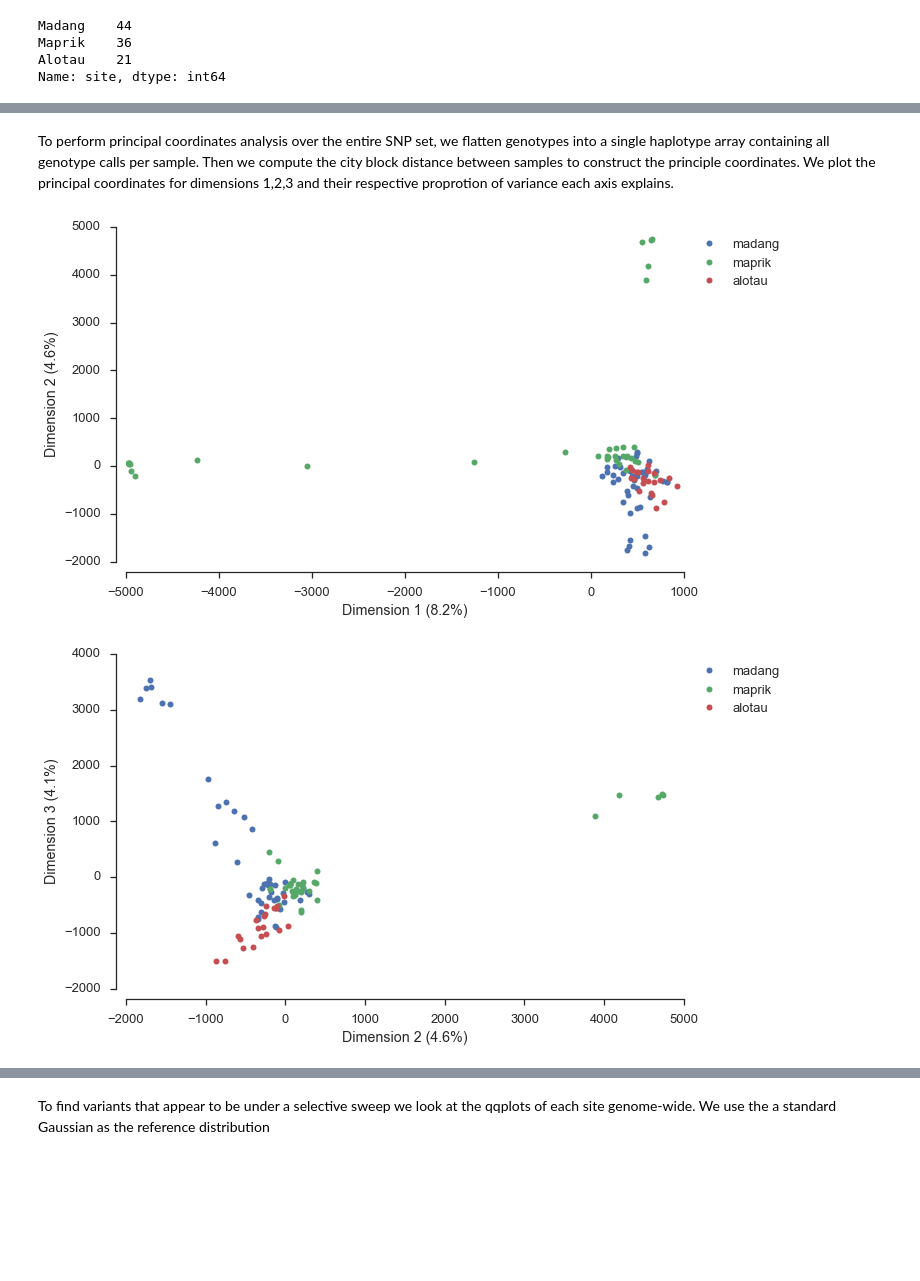
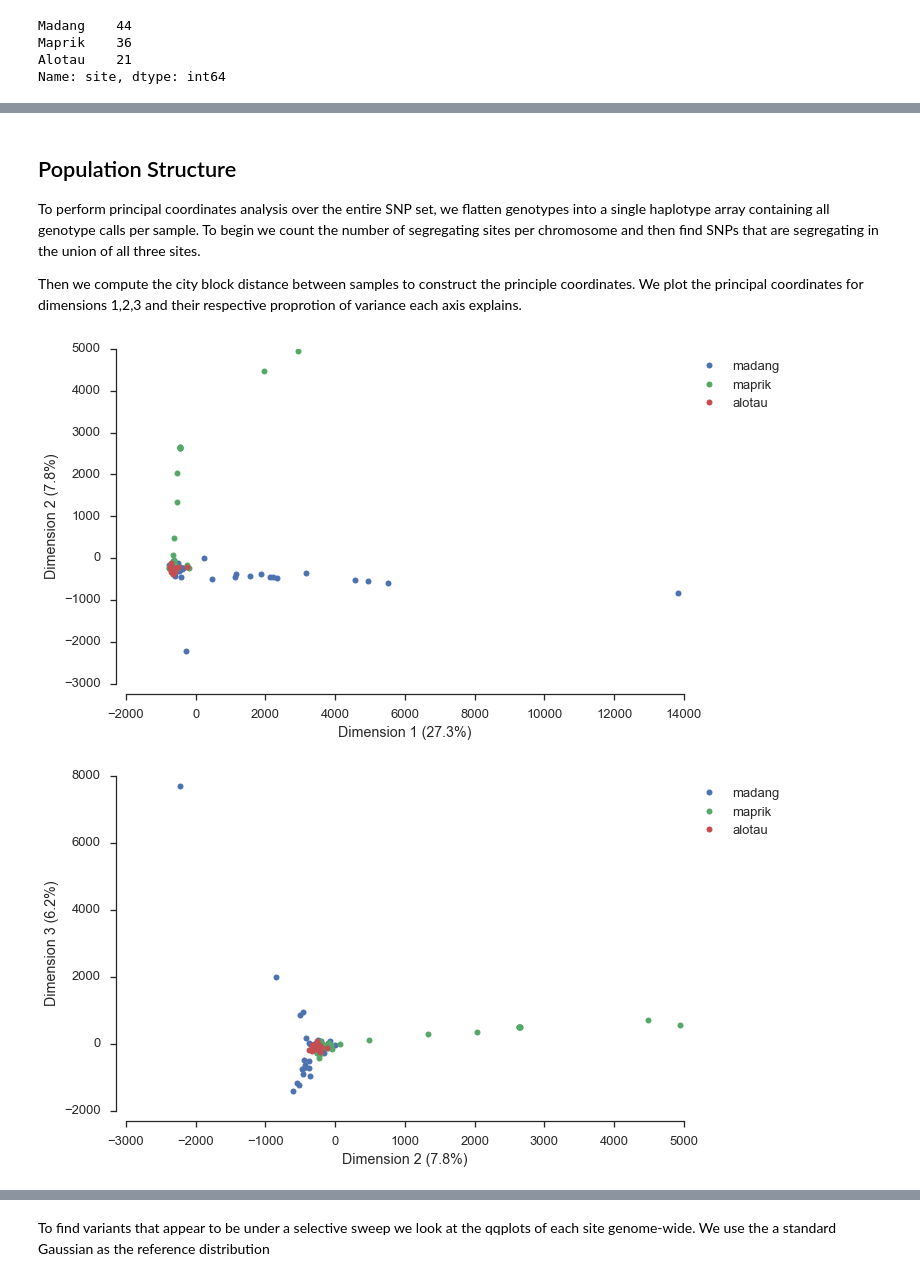
Before and after one commit to evan-wehi/dev, a Jupyter notebook: selection_signals_mgen_v5.ipynb, the cells around one changed output, grey strips where cells are left out. Saved outputs shown, nothing was run; the diff lists cells and outputs as text; code cells hidden in the pictures; blank space fills up the shorter version.

```diff
--- a/selection_signals_mgen_v5.ipynb
+++ b/selection_signals_mgen_v5.ipynb
@@ -95,36 +176,58 @@ Name: site, dtype: int64
 # %% [markdown]
-To perform principal coordinates analysis over the entire SNP set, we flatten genotypes into a single haplotype array containing all genotype calls per sample. Then we compute the city block distance between samples to construct the principle coordinates. We plot the principal coordinates for dimensions 1,2,3 and their respective proprotion of variance each axis explains.
+## Population Structure
+
+
+To perform principal coordinates analysis over the entire SNP set, we flatten genotypes into a single haplotype array containing all genotype calls per sample. To begin we count the number of segregating sites per chromosome and then find SNPs that are segregating in the union of all three sites.
+
+Then we compute the city block distance between samples to construct the principle coordinates. We plot the principal coordinates for dimensions 1,2,3 and their respective proprotion of variance each axis explains.
 # %%
 # convert to GT calls using haplotype array
-gt = allel.GenotypeArray(allel.chunked.core.vstack(png_calls))
+gt_by_chrom = [allel.HaplotypeArray(e.astype(int)) for e in gt_all]
 
+# compute segregating counts
+ac_subpops = [gt_by_chrom[i].count_alleles_subpops(png_index, max_allele=1) for i in range(len(gt_by_chrom))]
+
+is_seg = [ac_subpops[i]['all'].is_segregating()[:] for i in range(len(ac_subpops))]
+# subset calls
+variants_seg = [png_vmeta[i].compress(is_seg[i]) for i in range(len(is_seg)) ]
+
+genotypes_seg = [gt_by_chrom[i].compress(is_seg[i], axis=0) for i in range(len(is_seg))]
+ac_seg = [genotypes_seg[i].count_alleles_subpops(png_index, max_allele=1) for i in range(len(is_seg))]
+
+positions = [variants_seg[i]["POS"][:] for i in range(len(variants_seg))]
+map_pos = [positions[i] / 17141.0 for i in range(len(positions))]
+
+# merge into single array
+gt_subpops_merged = allel.HaplotypeArray(allel.chunked.core.vstack(genotypes_seg))
+
+gt_subpops_merged
 # compute cityblock distance
-d = allel.stats.pairwise_distance(gt.to_n_alt()[:], metric='cityblock')
+d = allel.stats.pairwise_distance(gt_subpops_merged, metric='cityblock')
 
 coords, variance = allel.stats.pcoa(d)
 
 def plot_mds(coords, variance, population_dict, x, y, ax):
     a = coords[:, x]
     b = coords[:, y]
     pops = [key for key in population_dict.keys() if key != 'all']
     for pop in pops:
         flt = population_dict[pop]
         ax.plot(a[flt], b[flt], marker='o', linestyle=' ', label=pop, markersize=6)
     ax.set_xlabel('Dimension %s (%.1f%%)' % (x+1, variance[x]*100))
     ax.set_ylabel('Dimension %s (%.1f%%)' % (y+1, variance[y]*100))
 
 fig, ax = plt.subplots(figsize=(10, 6))
 sns.despine(ax=ax, offset=10)
 plot_mds(coords, variance, png_index, 0, 1, ax)
 ax.legend( bbox_to_anchor=(1, 1), loc='upper left');
 
 fig, ax = plt.subplots(figsize = (10, 6))
 sns.despine(ax = ax, offset=10)
 plot_mds(coords, variance, png_index, 1,2, ax)
 ax.legend( bbox_to_anchor=(1, 1), loc='upper left');
 # %% [output]
-[figure, old version]
+[figure, new version]
-[figure, old version]
+[figure, new version]
 # %% [markdown]
 There appears to be a few outlier samples from Madang that appear to be driving the principal coordinates in dimension 1. We also see that dimension 2 appears to capture the geographical differences present in the data.
 
```
Also changed, not shown: parts of 18 cells of this notebook.
